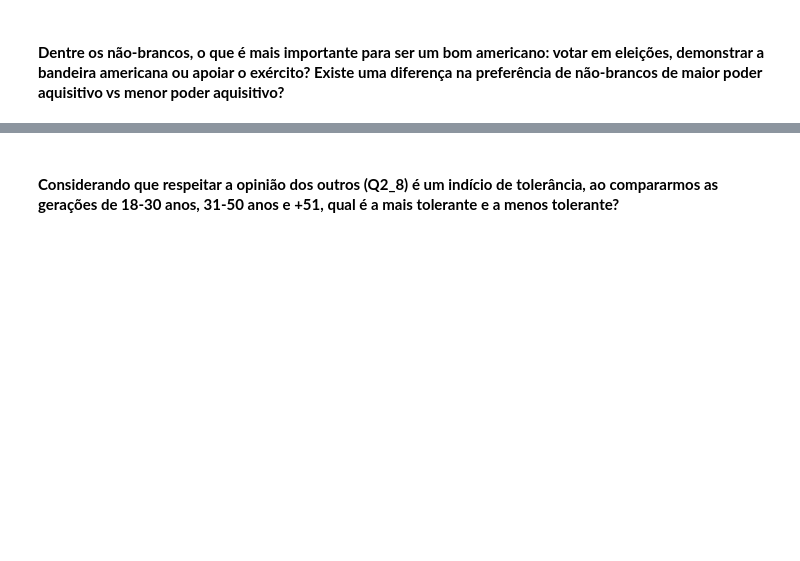
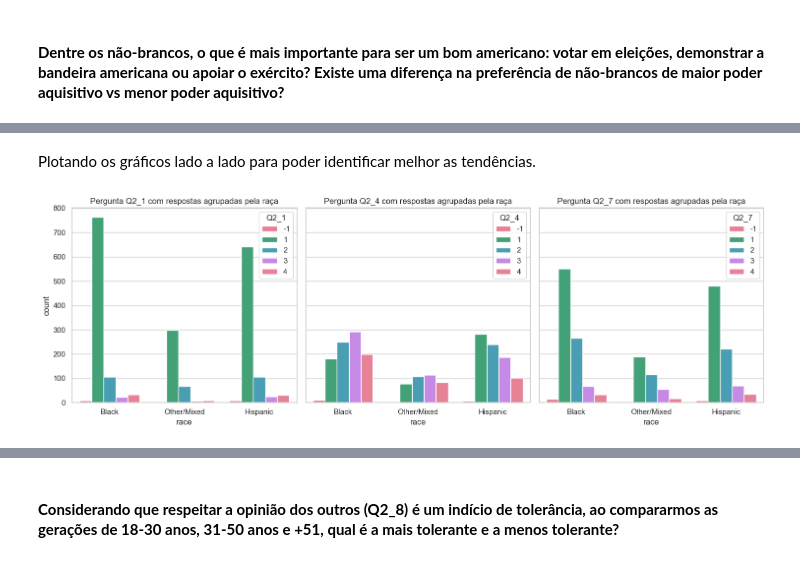
Before and after one commit to LucasMarchesoni/Non_voters_analise, a Jupyter notebook: notebook/non-voters.ipynb, the cells around one changed output, grey strips where cells are left out. Cells and saved outputs as stored; diff of their text form; code cells hidden in the pictures; blank space fills up the shorter version.

Commit message:
adicionado respostas ao segundo grupo de perguntas

```diff
--- a/notebook/non-voters.ipynb
+++ b/notebook/non-voters.ipynb
@@ -337,0 +408,4 @@ Como observado no gráfico e na tabela, as pessoas mais presentes nas faixas sal
+# %%
+df_race_non_white = df[['race', 'income_cat', 'Q2_1', 'Q2_4', 'Q2_7']]
+df_race_non_white = df_race_non_white[df_race_non_white['race'] != 'White']
+df_race_non_white
@@ -337,0 +426,16 @@ Como observado no gráfico e na tabela, as pessoas mais presentes nas faixas sal
+# %% [markdown]
+Plotando os gráficos lado a lado para poder identificar melhor as tendências.
+# %%
+sns.set_theme(style="whitegrid")
+
+fig, axs = plt.subplots(1, 3, figsize=(15, 5), sharey=True)
+
+for i, col in enumerate(['Q2_1', 'Q2_4', 'Q2_7']):
+    sns.countplot(x='race', hue=col, data=df_race_non_white, ax=axs[i], palette='husl')
+    axs[i].set_title(f'Pergunta {col} com respostas agrupadas pela raça')
+
+plt.tight_layout()
+
+plt.show()
+# %% [output]
+[figure, added]
```
Also changed, not shown: parts of 17 cells of this notebook.
